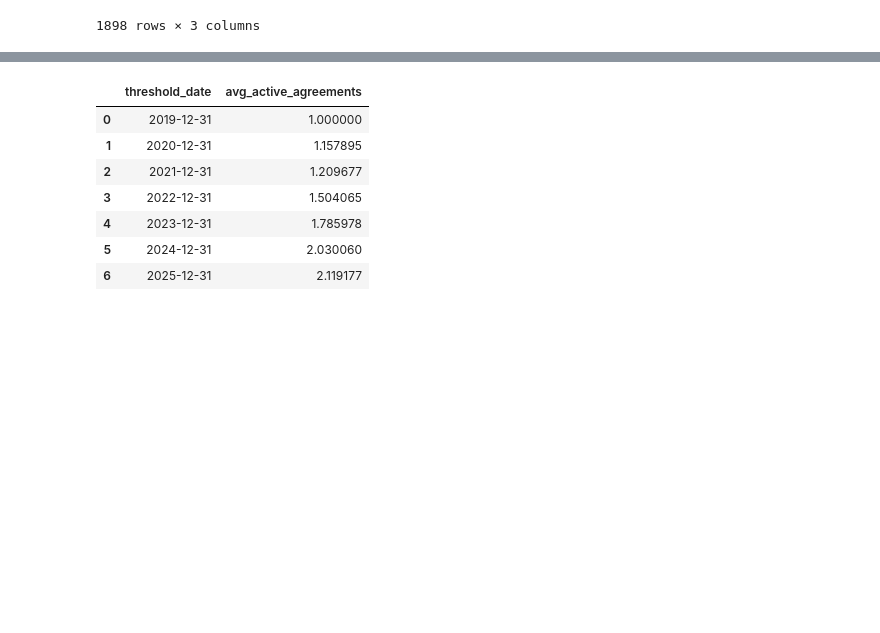
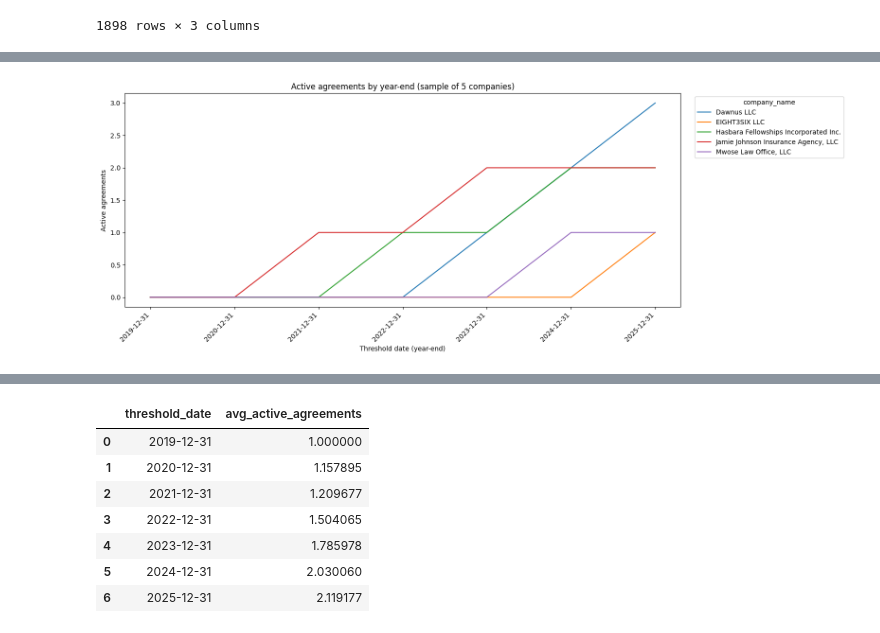
Before and after one commit to LinaMRuizG/Data-Analyst-Automation-Specialist-Test-Trial, a Jupyter notebook: solution.ipynb, the cells around one changed output, grey strips where cells are left out. Drawn from its saved outputs; the diff is of its cells as text; code cells hidden in the pictures; blank space fills up the shorter version.

```diff
--- a/solution.ipynb
+++ b/solution.ipynb
@@ -1147,0 +1310,13 @@ result
+# %%
+plot_agreements_sample(
+    result,
+    company_col="company_name",
+    date_col="threshold_date",
+    value_col="active_agreements",
+    start_year=2019,
+    end_year=2025,
+    n_companies=5,
+    seed=21,
+)
+# %% [output]
+[figure, added]
```
Also changed, not shown: parts of 49 cells of this notebook.
